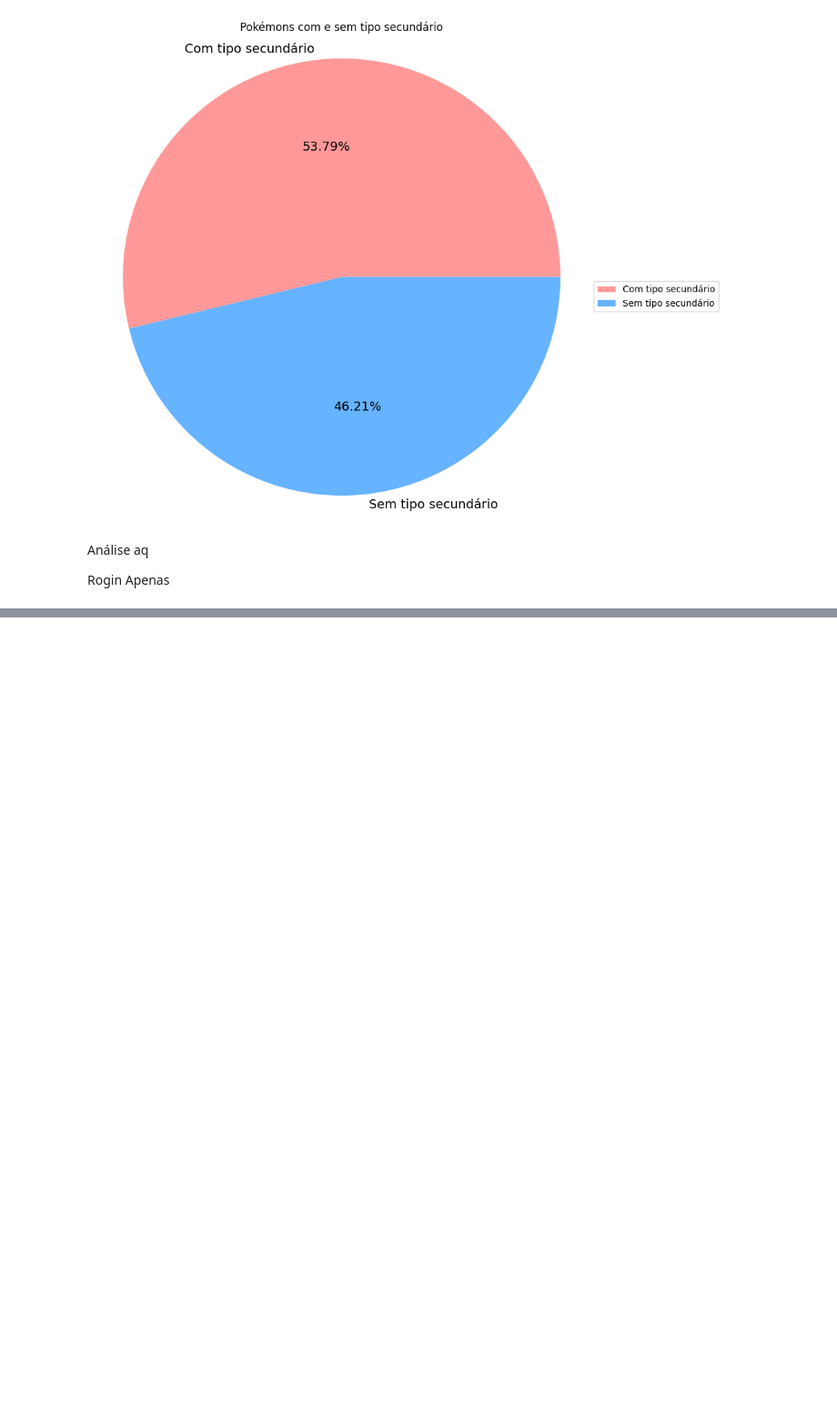
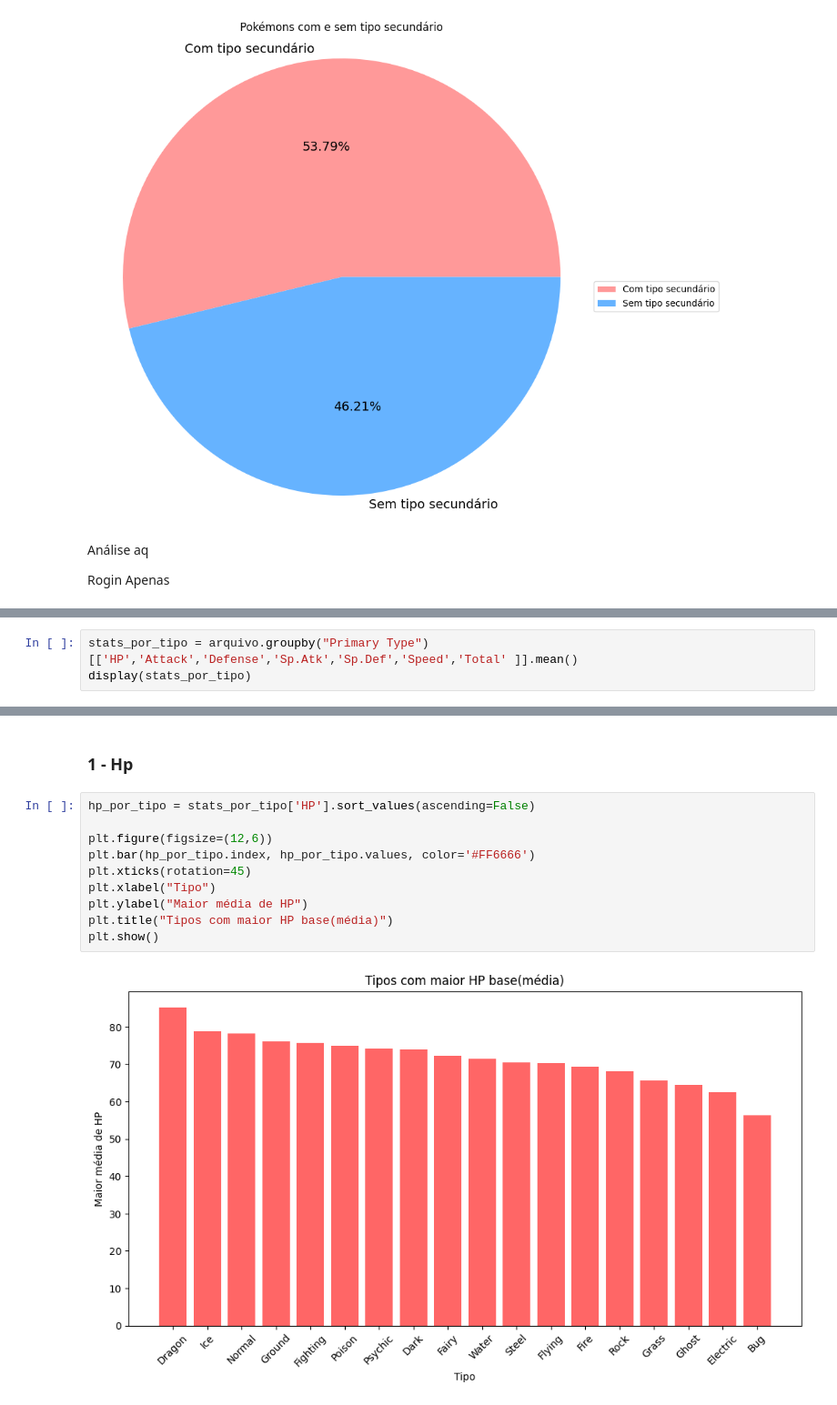
Before and after one commit to RogerFerre1/Projeto_analise_de_dados_Pokemon, a Jupyter notebook: Pokemon.ipynb, the cells around one changed output, grey strips where cells are left out. Shown: that part at 91% size. Saved outputs shown, nothing was run; the diff lists cells and outputs as text; blank space fills up the shorter version.

```diff
--- a/Pokemon.ipynb
+++ b/Pokemon.ipynb
@@ -164,0 +220,3 @@ Rogin Apenas
+# %%
+stats_por_tipo = arquivo.groupby("Primary Type")[['HP','Attack','Defense','Sp.Atk','Sp.Def','Speed','Total' ]].mean()
+display(stats_por_tipo)
@@ -164,0 +242,14 @@ Rogin Apenas
+# %% [markdown]
+### 1 - Hp
+# %%
+hp_por_tipo = stats_por_tipo['HP'].sort_values(ascending=False)
+
+plt.figure(figsize=(12,6))
+plt.bar(hp_por_tipo.index, hp_por_tipo.values, color='#FF6666')
+plt.xticks(rotation=45)
+plt.xlabel("Tipo")
+plt.ylabel("Maior média de HP")
+plt.title("Tipos com maior HP base(média)")
+plt.show()
+# %% [output]
+[figure, added]
```
Also changed, not shown: parts of 32 cells of this notebook, 2 other files.
